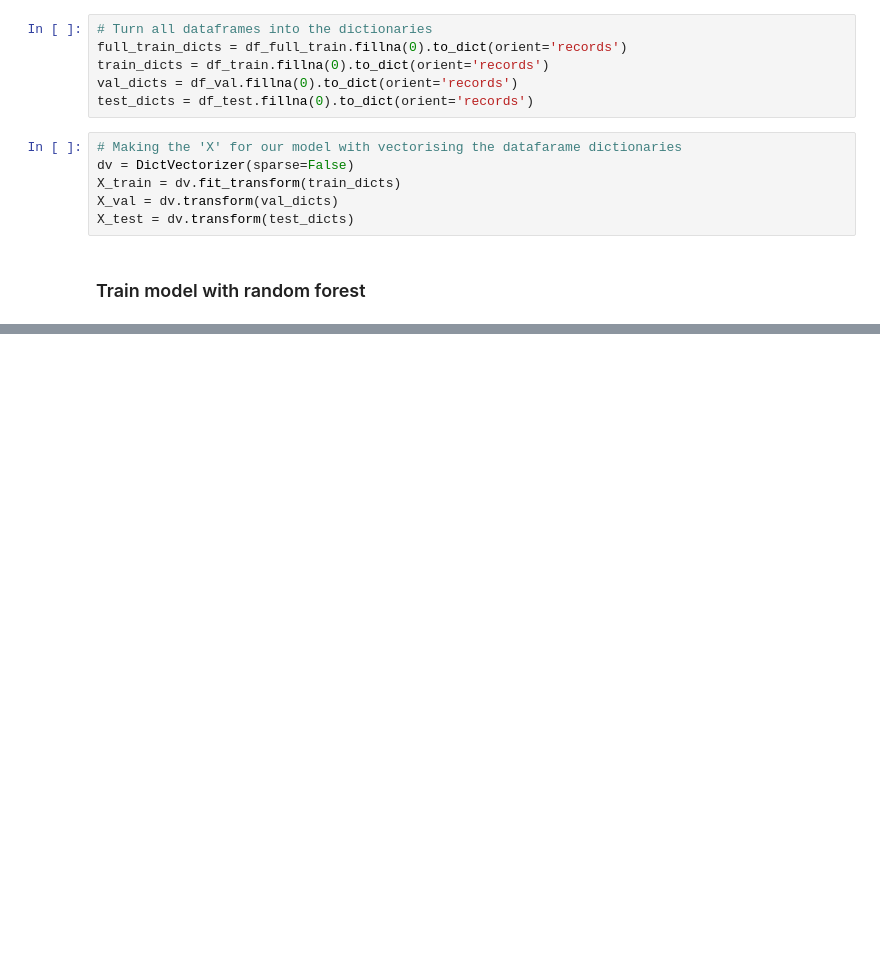
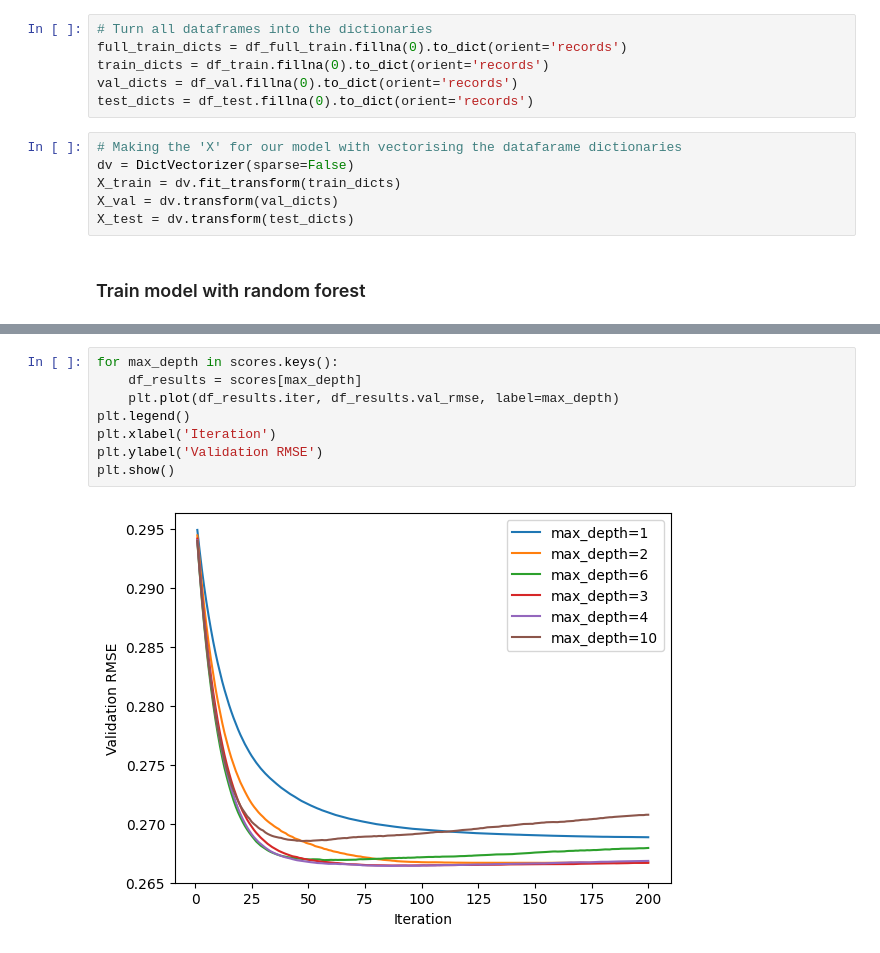
Before and after one commit to moeinforoughi/Employee_Satisfaction_Prediction, a Jupyter notebook: notebook.ipynb, the cells around one changed output, grey strips where cells are left out. Drawn from its saved outputs; the diff is of its cells as text; blank space fills up the shorter version.

```diff
--- a/notebook.ipynb
+++ b/notebook.ipynb
@@ -276,0 +476,10 @@ plt.legend()
+# %%
+for max_depth in scores.keys():
+    df_results = scores[max_depth]
+    plt.plot(df_results.iter, df_results.val_rmse, label=max_depth)
+plt.legend()
+plt.xlabel('Iteration')
+plt.ylabel('Validation RMSE')
+plt.show()
+# %% [output]
+[figure, added]
```
Also changed, not shown: parts of 36 cells of this notebook.
